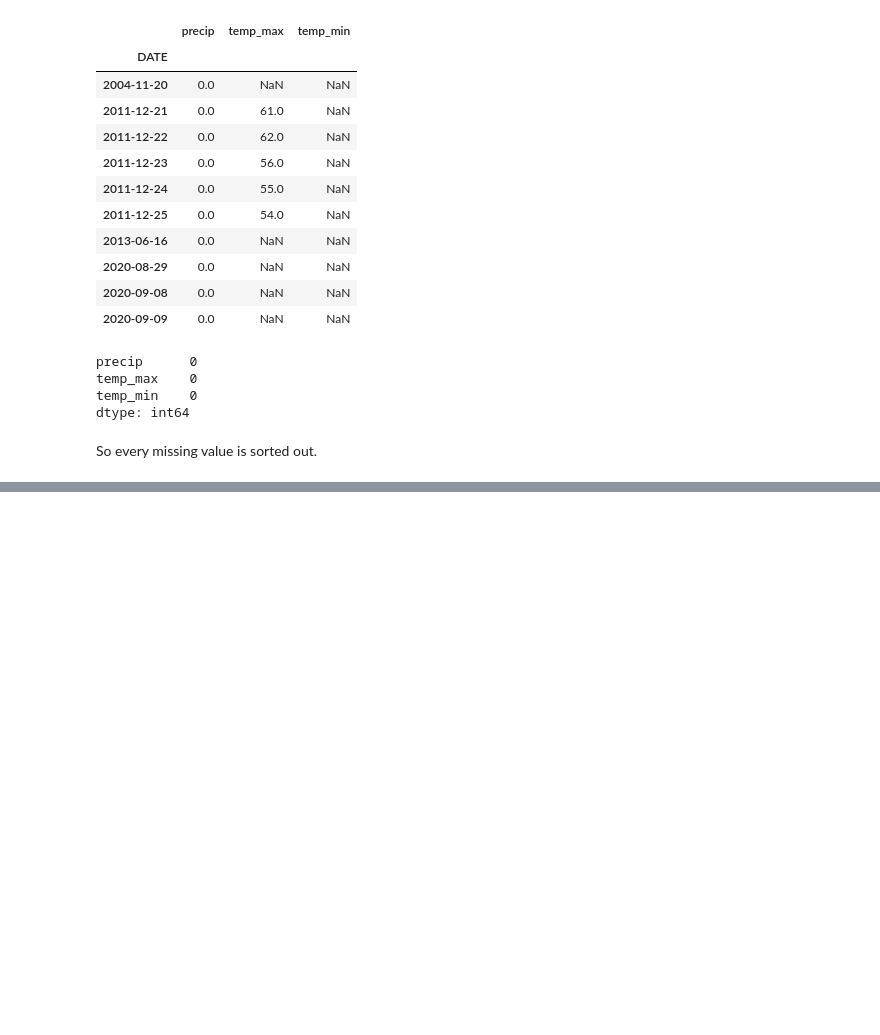
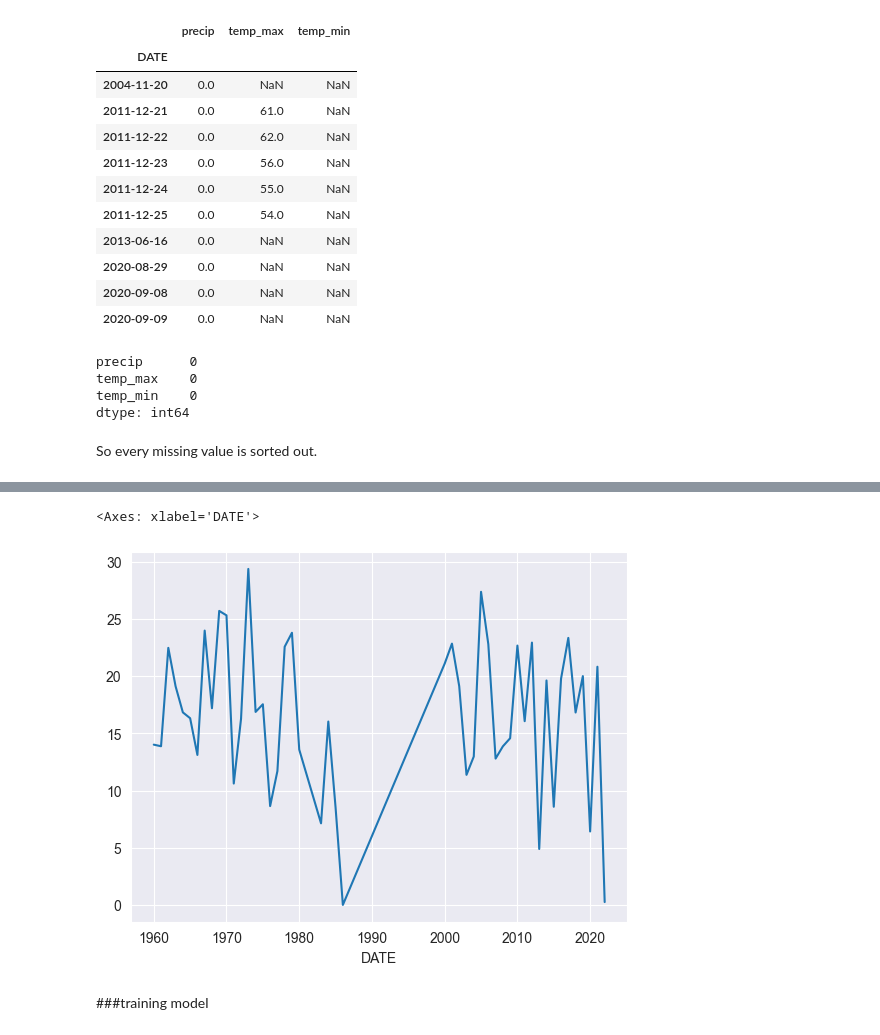
Before and after one commit to Sanjay-0110/Weather_prediction, a Jupyter notebook: weather_prediction.ipynb, the cells around one changed output, grey strips where cells are left out. Cells and saved outputs as stored; diff of their text form; code cells hidden in the pictures; blank space fills up the shorter version.

```diff
--- a/weather_prediction.ipynb
+++ b/weather_prediction.ipynb
@@ -215,0 +270,7 @@ So every missing value is sorted out.
+# %%
+core_weather.groupby(core_weather.index.year).sum()["precip"].plot()
+# %% [output]
+<Axes: xlabel='DATE'>
+[figure, added]
+# %% [markdown]
+###training model
```
Also changed, not shown: parts of 51 cells of this notebook.
